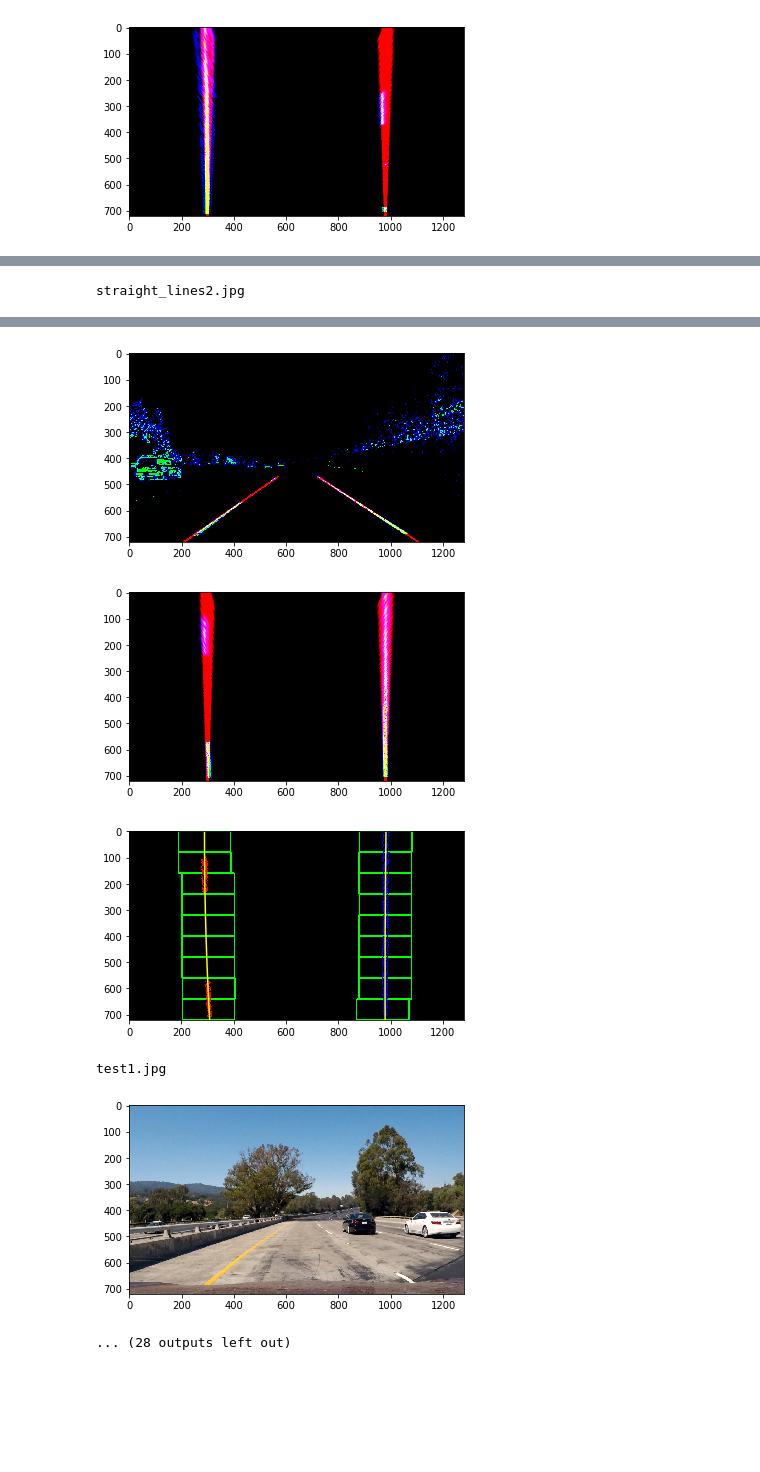
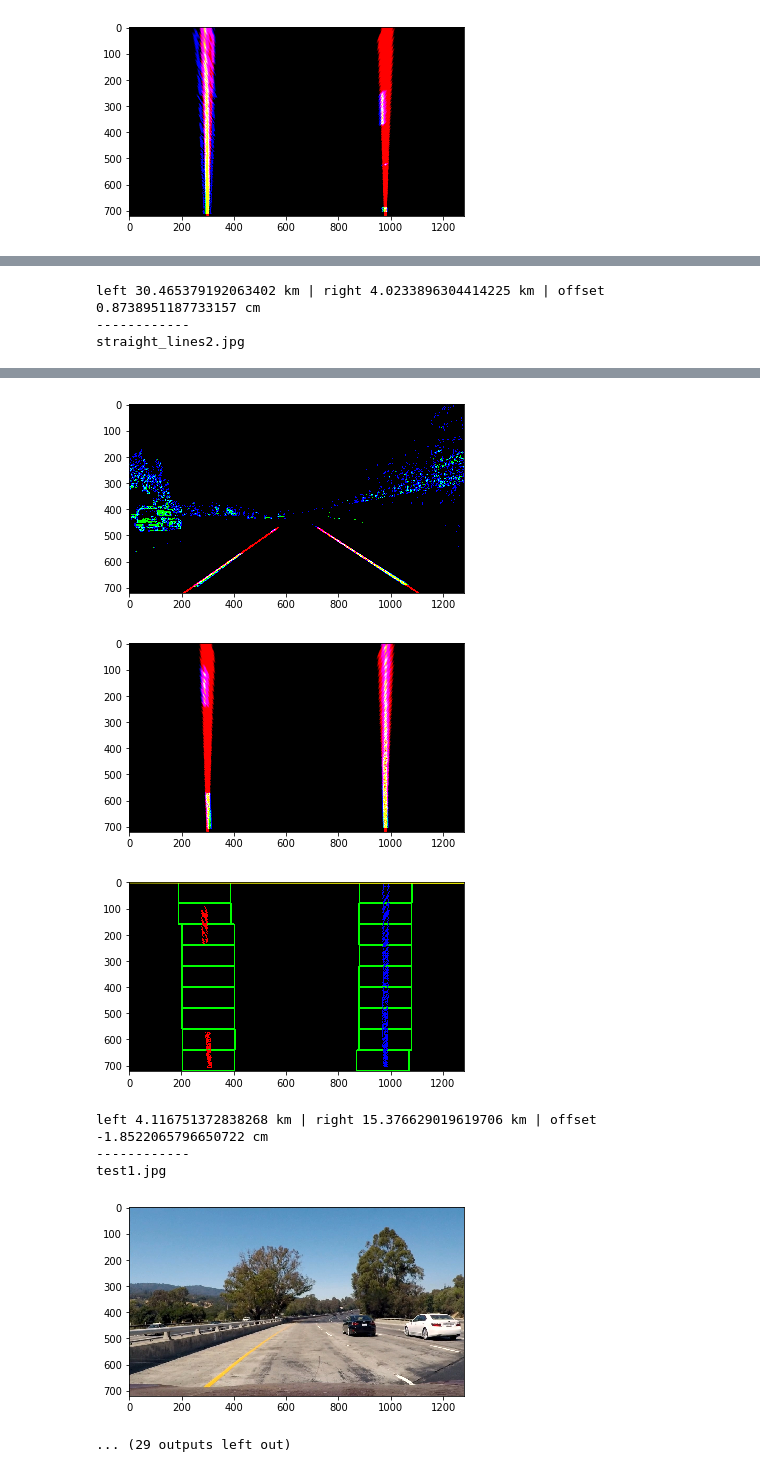
Before and after one commit to frankcarey/CarND-Advanced-Lane-Lines, a Jupyter notebook: assignment.ipynb, the cells around one changed output, grey strips where cells are left out. Drawn from its saved outputs; the diff is of its cells as text; code cells hidden in the pictures; blank space fills up the shorter version.

Commit message:
Calculate the curvature (in meters), as well as our offset in the lane in cm.

```diff
--- a/assignment.ipynb
+++ b/assignment.ipynb
@@ -230,7 +232,7 @@ def draw_lines(img, lines, color=[255, 0, 0], thickness=4):
 def pipeline(img, s_thresh=(180, 255), sx_thresh=(25, 255)):
     img = np.copy(img)
     # Convert to HLS color
-    hls = cv2.cvtColor(img, cv2.COLOR_RGB2HLS).astype(np.float)
+    hls = cv2.cvtColor(img, cv2.COLOR_RGB2HLS_FULL).astype(np.float)
     s_channel = hls[:,:,2]
     # Sobel x
     sobelx = cv2.Sobel(s_channel, cv2.CV_64F, 1, 0) # Take the derivative in x
@@ -383,7 +391,43 @@ lanes = find_lanes(bw)
+# %%
+from numpy.polynomial import Polynomial as P
+
+def convert_to_meters(poly):
+    #print(poly)
+    # Define conversions in x and y from pixels space to meters
+    ym_per_pix = 30/720 # meters per pixel in y dimension
+    xm_per_pix = 3.7/700 # meters per pixel in x dimension
+
+    ys = np.linspace(0, 720, 10)
+    xs = poly(ys)
+
+    ys *= ym_per_pix
+    xs *= xm_per_pix
+
+    return np.poly1d(np.polyfit(ys, xs, 2))
+
+def get_curve(poly, y_eval_meters=30):
+    # Calculate the new radii of curvature
+    # First derivative
+    d = poly.deriv()
+    # Second derivative
+    d2 = d.deriv()
+    #line_curverad = ((1 + (2*poly[0]*y_eval_meters + poly[1])**2)**1.5) / np.absolute(2*poly[0])
+    line_curverad = ((1 + d(y_eval_meters)**2)**1.5) / np.absolute(d2(y_eval_meters))
+    # Now our radius of curvature is in meters
+    return line_curverad
+
+def get_offset(lPoly, rPoly, y_eval_meters=30):
+    x_left = lPoly(y_eval_meters)
+    x_right = rPoly(y_eval_meters)
+    #print(x_left, x_right)
+    lane_center = (x_left + x_right) / 2.
+    car_center = (1280 / 2.) * (3.7/700)
+    return car_center - lane_center
 # %%
 import os
 
 for f in os.listdir('./test_images'):
+    print('------------')
     print(f)
     img = cv2.cvtColor(cv2.imread('./test_images/' + f), cv2.COLOR_BGR2RGB)
     plt.imshow(img)
@@ -393,5 +437,7 @@ for f in os.listdir('./test_images'):
     plt.imshow(warped)
     plt.show()
     bw = get_lanes_binary(warped)
-    lanes = find_lanes(bw)
+    left_lane_p, right_lane_p = map(convert_to_meters, find_lanes(bw))
+
+    print("left {} km | right {} km | offset {} cm".format(get_curve(left_lane_p) / 1000., get_curve(right_lane_p) / 1000., get_offset(left_lane_p, right_lane_p) * 100.))
 # %% [output]
@@ -403,8 +450,12 @@ straight_lines1.jpg
+left 30.465379192063402 km | right 4.0233896304414225 km | offset 0.8738951187733157 cm
+------------
 straight_lines2.jpg
 [figure]
 [figure]
 [figure]
-[figure, old version]
+[figure, new version]
+left 4.116751372838268 km | right 15.376629019619706 km | offset -1.8522065796650722 cm
+------------
 test1.jpg
 [figure]
-... (28 outputs left out)
+... (29 outputs left out)
```
Also changed, not shown: parts of 4 cells of this notebook.
